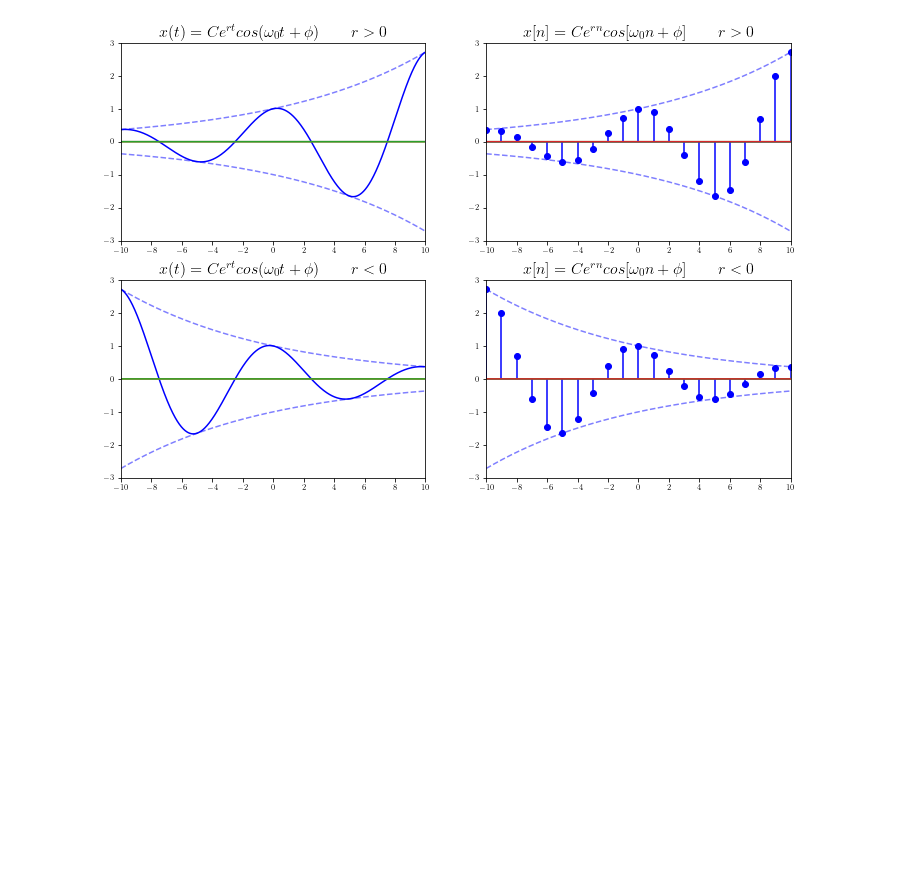
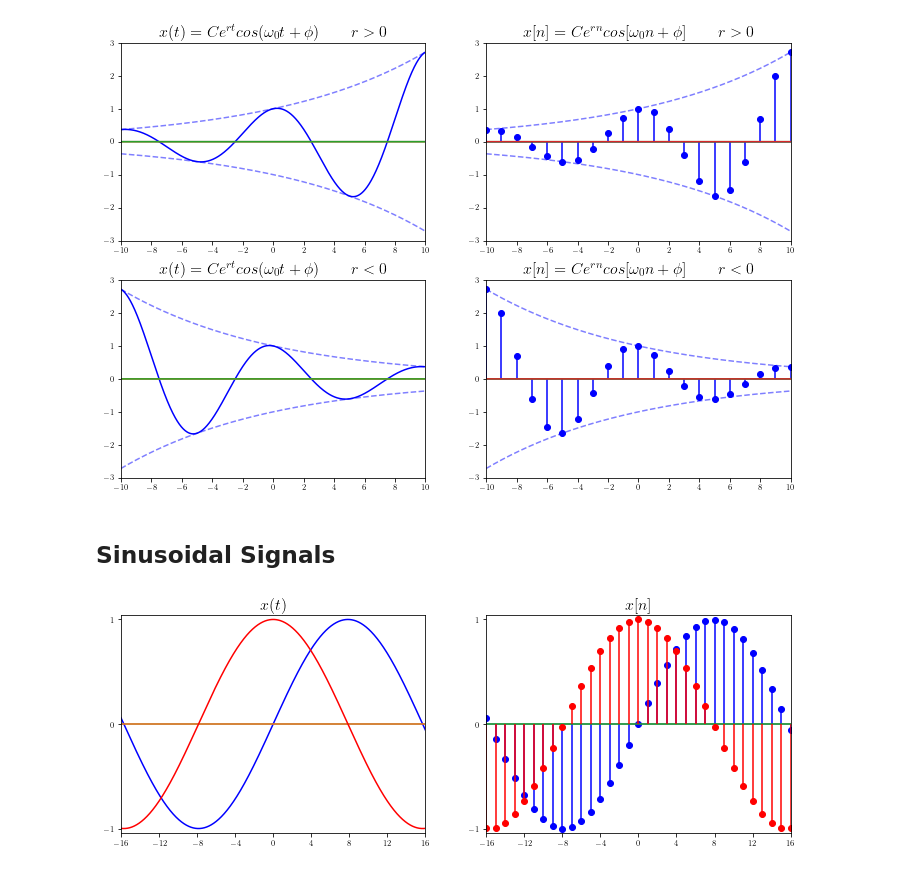
Before and after one commit to tmquan/ivcl, a Jupyter notebook: _sources/courses/dsp/intro.ipynb, the cells around one changed output. Drawn from its saved outputs; the diff is of its cells as text; code cells hidden in the pictures; blank space fills up the shorter version.

```diff
--- a/_sources/courses/dsp/intro.ipynb
+++ b/_sources/courses/dsp/intro.ipynb
@@ -253,3 +264,30 @@ ax[1][1].set_title(r'$x[n] = Ce^{rn}cos[\omega_0n+\phi] \qquad r<0$', fontsize=1
 plt.show()
 # %% [output]
 [figure]
+# %% [markdown]
+## Sinusoidal Signals
+# %%
+# HIDE/SHOW
+t = sp.Symbol('t')
+fig, ax = plt.subplots(
+    1, 2,
+    figsize=(12, 4),
+    # tight_layout=True,
+)
+
+mpl_axes_plot(ax[0], sp.sin((t*sp.pi)/sp.pi/5), (t, -40, 40), color='b')
+mpl_axes_plot(ax[0], sp.cos((t*sp.pi)/sp.pi/5), (t, -40, 40), color='r')
+ax[0].set_xlim(-16, 16, 1)
+# ax[0].set_ylim(-10, 10, 1)
+ax[0].set_title(r'$x(t)$', fontsize=16)
+
+
+mpl_axes_stem(ax[1], sp.sin((t*sp.pi)/sp.pi/5), (t, -40, 40, 1), linefmt='b', markerfmt='bo')
+mpl_axes_stem(ax[1], sp.cos((t*sp.pi)/sp.pi/5), (t, -40, 40, 1), linefmt='r', markerfmt='ro')
+ax[1].set_xlim(-16, 16, 1)
+# ax[1].set_ylim(-10, 10, 1)
+ax[1].set_title(r'$x[n]$', fontsize=16)
+
+plt.show()
+# %% [output]
+[figure, added]
```
Also changed, not shown: parts of 3 cells of this notebook, 5 other files.
